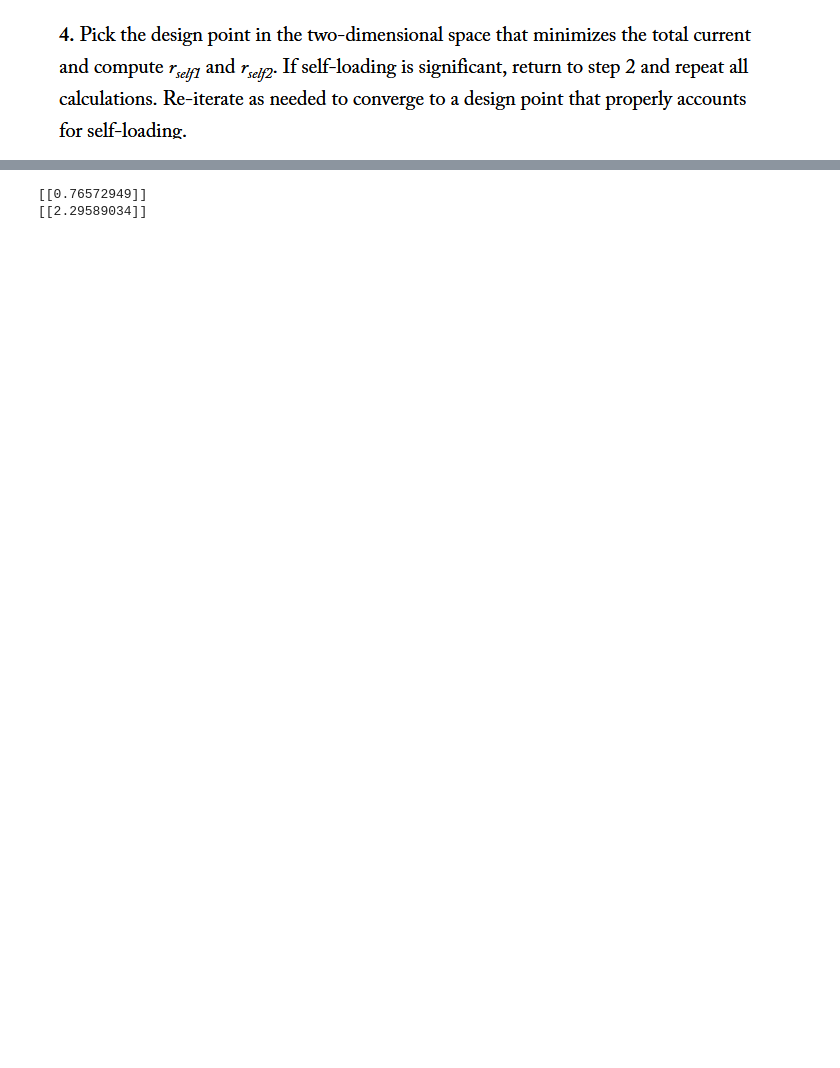
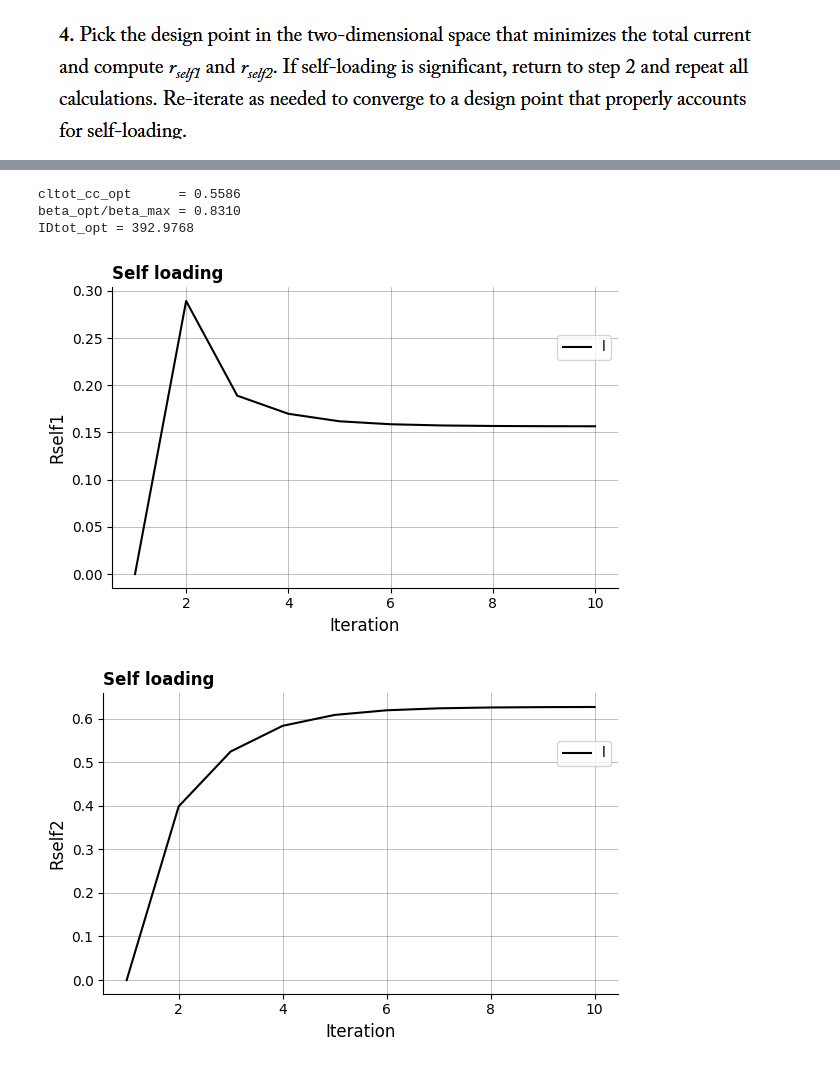
Before and after one commit to Surfeur974/gmadrid, a Jupyter notebook: SC_2stage_OTA.ipynb, the cells around one changed output, grey strips where cells are left out. Drawn from its saved outputs; the diff is of its cells as text; code cells hidden in the pictures; blank space fills up the shorter version.

Commit message:
SC_2stage optimisation method

```diff
--- a/SC_2stage_OTA.ipynb
+++ b/SC_2stage_OTA.ipynb
@@ -202,11 +205,51 @@ np.float64(228.55493792736536)
 # %%
+##Self loading loop
 d['beta'] = beta_opt
 d['cltot_cc'] = cltot_cc_opt
+N_iter = 10
+rself1 = np.zeros(N_iter)
+rself2 = np.zeros(N_iter)
 
-m1,m2,m3,m4,p = two_stage(nmos4, pmos4, s, d)
+for i in range(N_iter):
 
-print(p['rself1'])
-print(p['rself2'])
+    d['rself_1'] = rself1[i]
+    d['rself_2'] = rself2[i]
+    m1,m2,m3,m4,p = two_stage(nmos4, pmos4, s, d)
+
+
+    if i+1 < N_iter:
+        rself1[i+1] = p['rself1'].item()
+        rself2[i+1] = p['rself2'].item()
+
+    # print("i = ", i)
+    # print(p['rself1'])
+    # print(p['rself2'])
+
+
+ID1 = m1['id']
+ID2 = m2['id']
+GMID1 = m1['gmid']
+GMID2 = m2['gmid']
+
+ID_TOT = ID1 + ID2
+
+idx = np.nanargmin(ID_TOT)
+
+idx_beta, idx_cl = np.unravel_index(idx, ID_TOT.shape)
+IDtot_opt    = ID_TOT[idx_beta, idx_cl]
+cltot_cc_opt = d['cltot_cc']
+beta_opt     = d['beta']
+
+print(f"cltot_cc_opt      = {cltot_cc_opt:.4f}")
+print(f"beta_opt/beta_max = {beta_opt/beta_max:.4f}")
+print(f"IDtot_opt = {IDtot_opt*1e6:.4f}")
+
+xaxis = np.linspace(1,N_iter, N_iter)
+adri.coolPlot(xaxis, rself1, "Iteration", "Rself1", "Self loading")
+adri.coolPlot(xaxis, rself2, "Iteration", "Rself2", "Self loading")
 # %% [output]
-[[0.76572949]]
-[[2.29589034]]
+cltot_cc_opt      = 0.5586
+beta_opt/beta_max = 0.8310
+IDtot_opt = 392.9768
+[figure, added]
+[figure, added]
```
Also changed, not shown: parts of 6 cells of this notebook, 2 other files.
